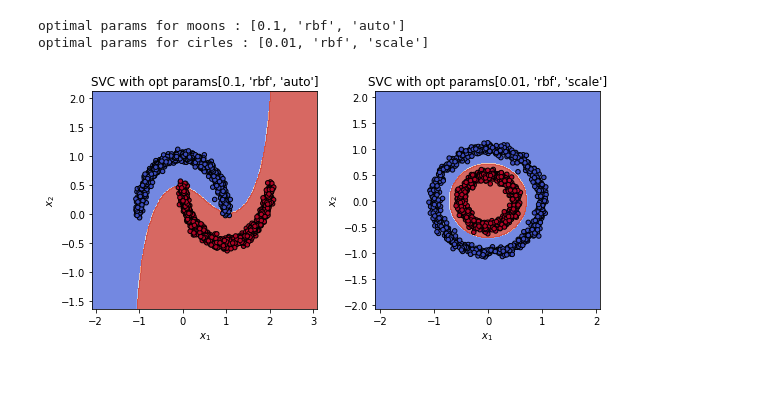
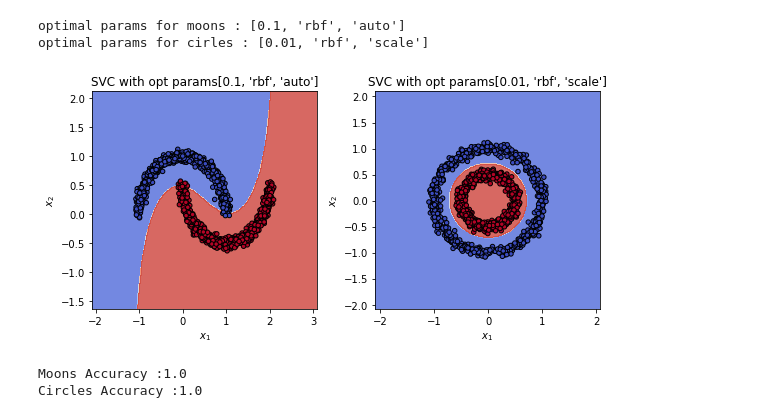
Before and after one commit to RChaguer/MLCourse, a Jupyter notebook: TP3/TP3-SVM.ipynb, the cells around one changed output. Saved outputs shown, nothing was run; the diff lists cells and outputs as text; code cells hidden in the pictures; blank space fills up the shorter version.

Commit message:
added accuracy computation for nonlinear classifier on moons and circles

```diff
--- a/TP3/TP3-SVM.ipynb
+++ b/TP3/TP3-SVM.ipynb
@@ -252,21 +252,30 @@ def draw(X_test, y_test, model, title):
 # %%
 X_test = [X_moons_train, X_circles_train]
 y_test = [y_moons_train, y_circles_train]
 
 models = (svm.SVC(kernel=opt_moons_params[1], C=opt_moons_params[0], gamma=opt_moons_params[2]),
           svm.SVC(kernel=opt_circles_params[1], C=opt_circles_params[0], gamma=opt_circles_params[2]))
-models = (clf.fit(X_test[i], y_test[i]) for i, clf in enumerate(models))
+models = [clf.fit(X_test[i], y_test[i]) for i, clf in zip(range(2), models)]
+
 
 # title for the plots
 titles = ('SVC with opt params' + str(opt_moons_params),
           'SVC with opt params' + str(opt_circles_params))
 
 # Set-up 1x2 grid for plotting.
 fig, sub = plt.subplots(1, 2, figsize=(8, 4))
 
 for i, (clf, title) in enumerate(zip(models, titles)):
     draw(X_test[i], y_test[i], clf, title)
 
 plt.tight_layout()
 # %% [output]
-[figure, old version]
+[figure, new version]
+# %%
+acc_moons = models[0].score(X_moons_test, y_moons_test)
+acc_circles = models[1].score(X_circles_test, y_circles_test)
+print("Moons Accuracy :"+str(acc_moons))
+print("Circles Accuracy :"+str(acc_circles))
+# %% [output]
+Moons Accuracy :1.0
+Circles Accuracy :1.0
```
Also changed, not shown: parts of 3 cells of this notebook.
